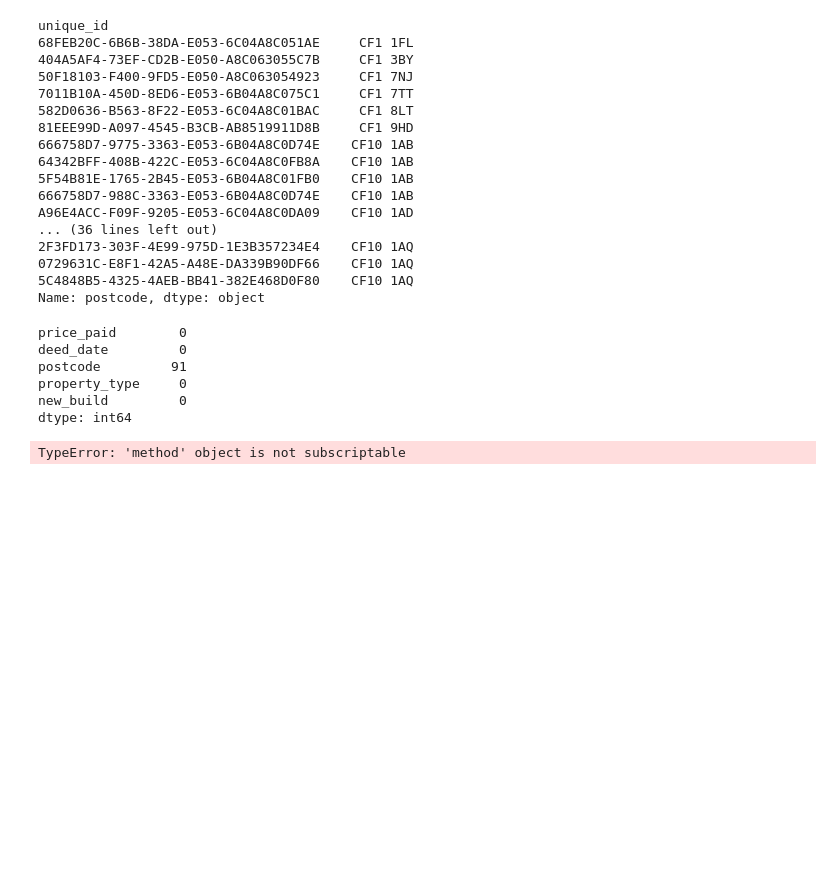
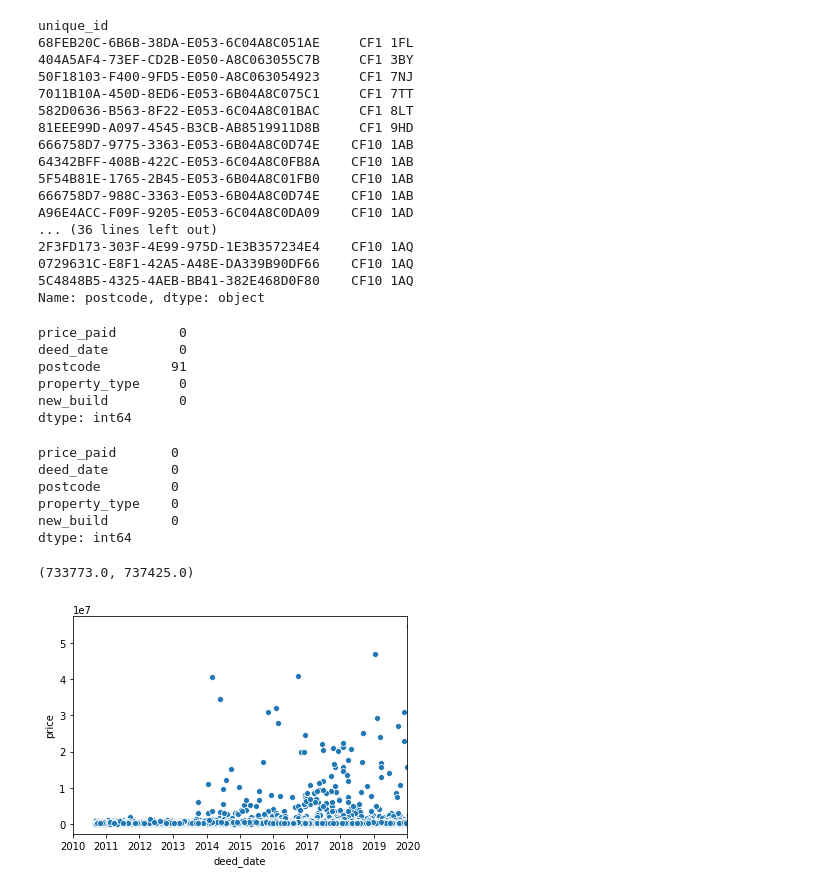
Before and after one commit to risdallseis/Cardiff_house_sales, a Jupyter notebook: script.ipynb, the cells around one changed output. Drawn from its saved outputs; the diff is of its cells as text; code cells hidden in the pictures; blank space fills up the shorter version.

```diff
--- a/script.ipynb
+++ b/script.ipynb
@@ -63,7 +64,24 @@ postcode         91
 property_type     0
 new_build         0
 dtype: int64
+# %%
+df.dropna(inplace=True)
+# %%
+df.isnull().sum()
+# %% [output]
+price_paid       0
+deed_date        0
+postcode         0
+property_type    0
+new_build        0
+dtype: int64
 # %%
-df.drop[df['postcode'].isnull()]
+df['postcode']=df['postcode'].str[:4]
-# %% [output]
-TypeError: 'method' object is not subscriptable
+# %%
+df['property_type'].value_counts()
+df['price']=df['price_paid']
+ax=sns.scatterplot(x="deed_date", y="price", data=df)
+ax.set_xlim([datetime.date(2010, 1, 1), datetime.date(2020, 1, 1)])
+# %% [output]
+(733773.0, 737425.0)
+[figure, added]
```
Also changed, not shown: parts of 19 cells of this notebook.
